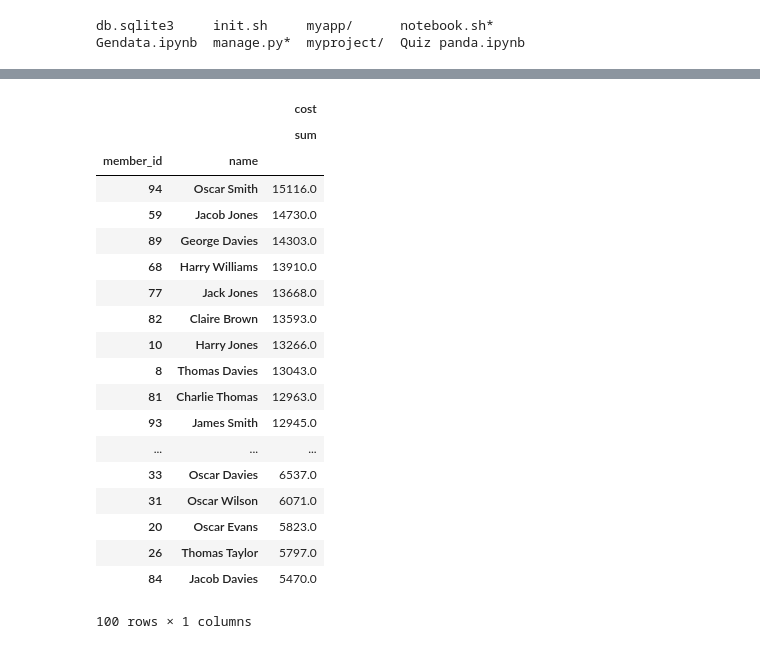
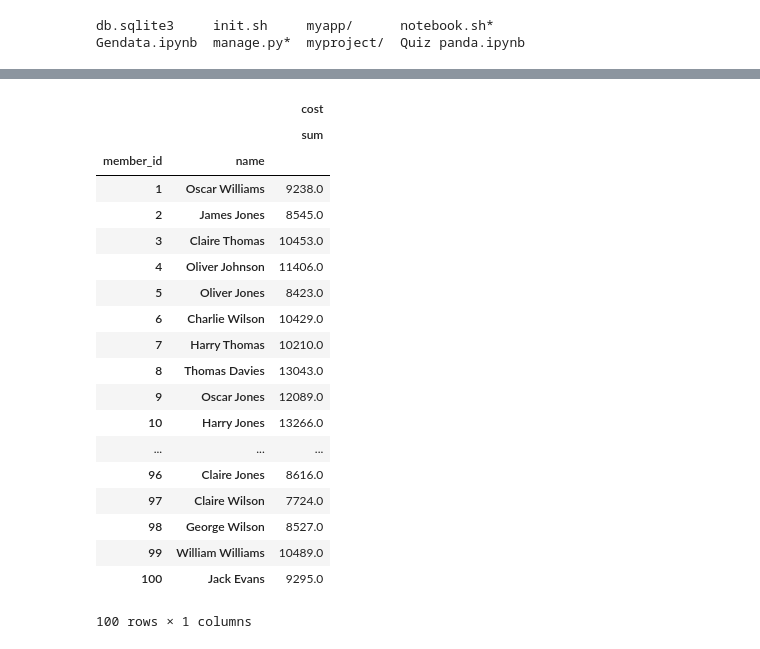
Before and after one commit to wasit7/cs459_django2018, a Jupyter notebook: assignment/myproject/Quiz panda.ipynb, the cells around one changed output, grey strips where cells are left out. Drawn from its saved outputs; the diff is of its cells as text; code cells hidden in the pictures.

```diff
--- a/assignment/myproject/Quiz panda.ipynb
+++ b/assignment/myproject/Quiz panda.ipynb
@@ -34,29 +34,29 @@ df_rent = pd.read_sql_query("SELECT * FROM myapp_rent", con, index_col='id', par
 # %%
 df=df_rent.merge(df_member,left_on='member_id',right_index=True)\
     .merge(df_room, left_on='room_id',right_index=True)
 df['cost']=df['hour_price']*(df_rent.stop-df_rent.start).apply(lambda x: x.seconds)//3600
 
 df.groupby(by=['member_id','name'])\
-    .agg({'cost' : ['sum']})\
-    .sort_values(by=[('cost','sum')], ascending=False)
+    .agg({'cost' : ['sum']})
+    #.sort_values(by=[('cost','sum')], ascending=False)
 # %% [output]
 |  |  | cost |
 |  |  | sum |
 | member_id | name |  |
-| 94 | Oscar Smith | 15116.0 |
-| 59 | Jacob Jones | 14730.0 |
-| 89 | George Davies | 14303.0 |
-| 68 | Harry Williams | 13910.0 |
-| 77 | Jack Jones | 13668.0 |
-| 82 | Claire Brown | 13593.0 |
+| 1 | Oscar Williams | 9238.0 |
+| 2 | James Jones | 8545.0 |
+| 3 | Claire Thomas | 10453.0 |
+| 4 | Oliver Johnson | 11406.0 |
+| 5 | Oliver Jones | 8423.0 |
+| 6 | Charlie Wilson | 10429.0 |
+| 7 | Harry Thomas | 10210.0 |
+| 8 | Thomas Davies | 13043.0 |
+| 9 | Oscar Jones | 12089.0 |
 | 10 | Harry Jones | 13266.0 |
-| 8 | Thomas Davies | 13043.0 |
-| 81 | Charlie Thomas | 12963.0 |
-| 93 | James Smith | 12945.0 |
 | ... | ... | ... |
-| 33 | Oscar Davies | 6537.0 |
-| 31 | Oscar Wilson | 6071.0 |
-| 20 | Oscar Evans | 5823.0 |
-| 26 | Thomas Taylor | 5797.0 |
-| 84 | Jacob Davies | 5470.0 |
+| 96 | Claire Jones | 8616.0 |
+| 97 | Claire Wilson | 7724.0 |
+| 98 | George Wilson | 8527.0 |
+| 99 | William Williams | 10489.0 |
+| 100 | Jack Evans | 9295.0 |
 100 rows × 1 columns
```
Also changed, not shown: 2 other files.
